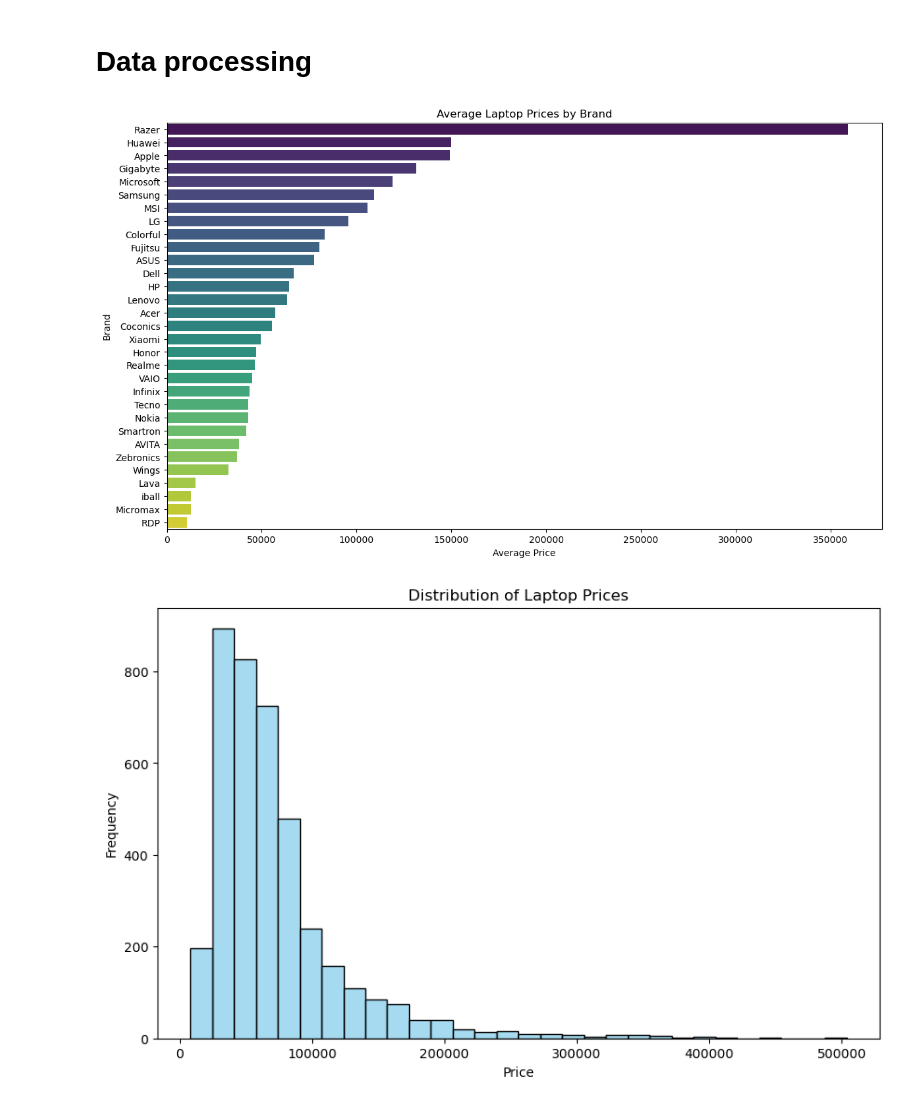
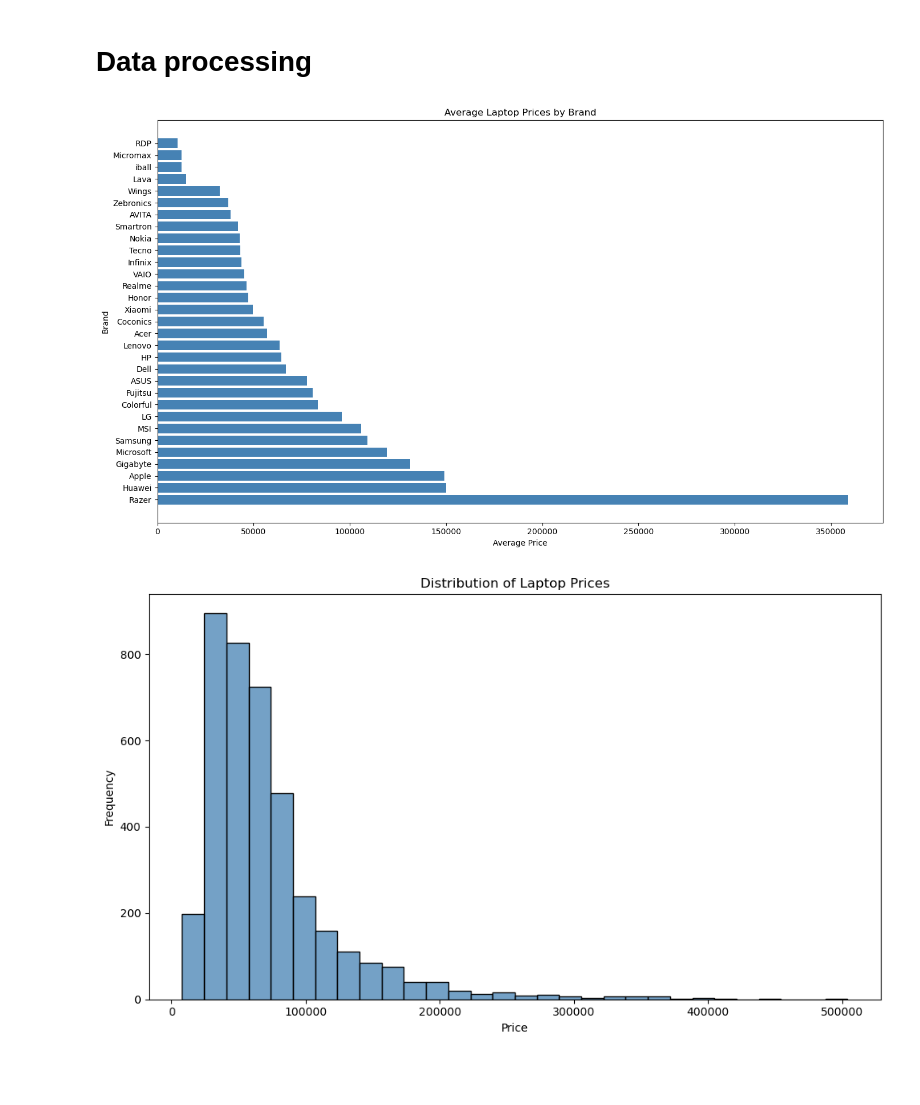
Before and after one commit to JasonnnJin/DS4200-Porject, a Jupyter notebook: data_process_statics.ipynb, the cells around one changed output. Drawn from its saved outputs; the diff is of its cells as text; code cells hidden in the pictures; blank space fills up the shorter version.

```diff
--- a/data_process_statics.ipynb
+++ b/data_process_statics.ipynb
@@ -14,23 +14,25 @@ average_prices = laptop_data.groupby('Brand')['Price'].mean().sort_values(ascend
 
 # Create a bar chart
 plt.figure(figsize=(14, 8))
-bar_plot = sns.barplot(x=average_prices.values, y=average_prices.index, palette='viridis')
+bar_plot = plt.barh(average_prices.index, average_prices.values, color='steelblue')
 plt.title('Average Laptop Prices by Brand')
 plt.xlabel('Average Price')
 plt.ylabel('Brand')
 
 # Display the plot
+plt.tight_layout()
 plt.show()
 # %% [output]
-[figure, old version]
+[figure, new version]
 # %%
-# Create a histogram
+# Code for histogram
 plt.figure(figsize=(10, 6))
-sns.histplot(laptop_data['Price'], bins=30, color='skyblue')
+sns.histplot(laptop_data['Price'], bins=30, color='steelblue')
 plt.title('Distribution of Laptop Prices')
 plt.xlabel('Price')
 plt.ylabel('Frequency')
+plt.tight_layout()
 plt.show()
 # %% [output]
-[figure, old version]
+[figure, new version]
 # %%
```
Also changed, not shown: parts of 1 cell of this notebook, 10 other files.
